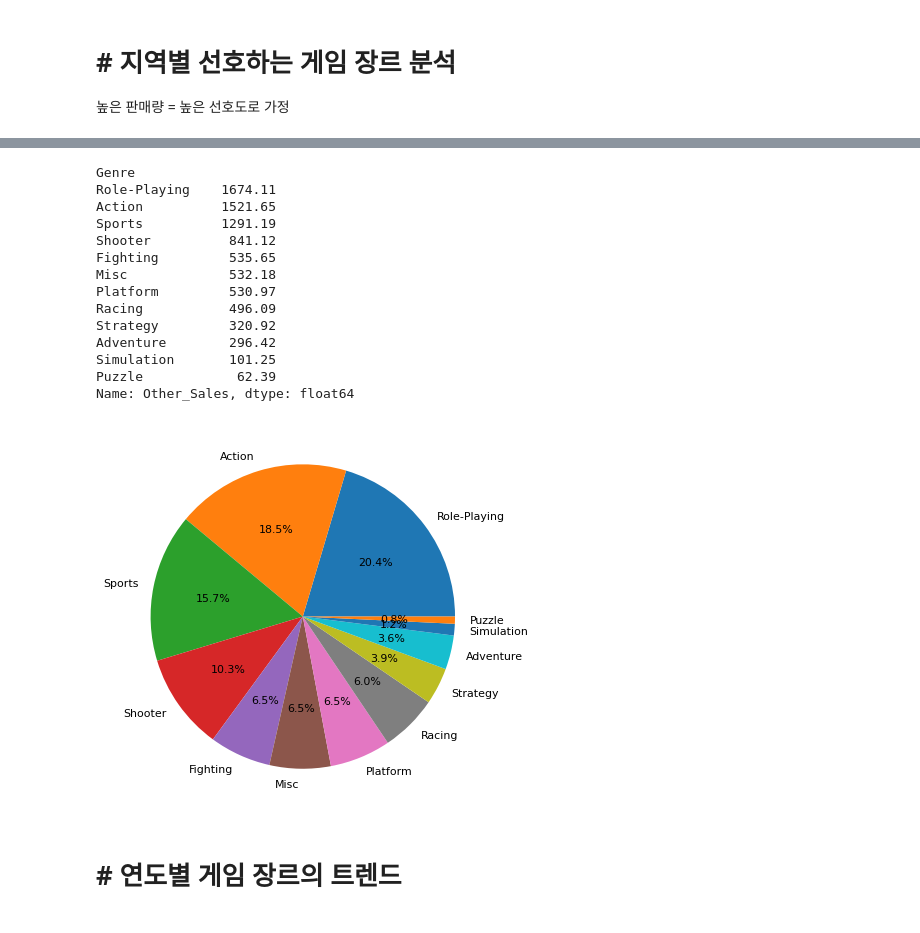
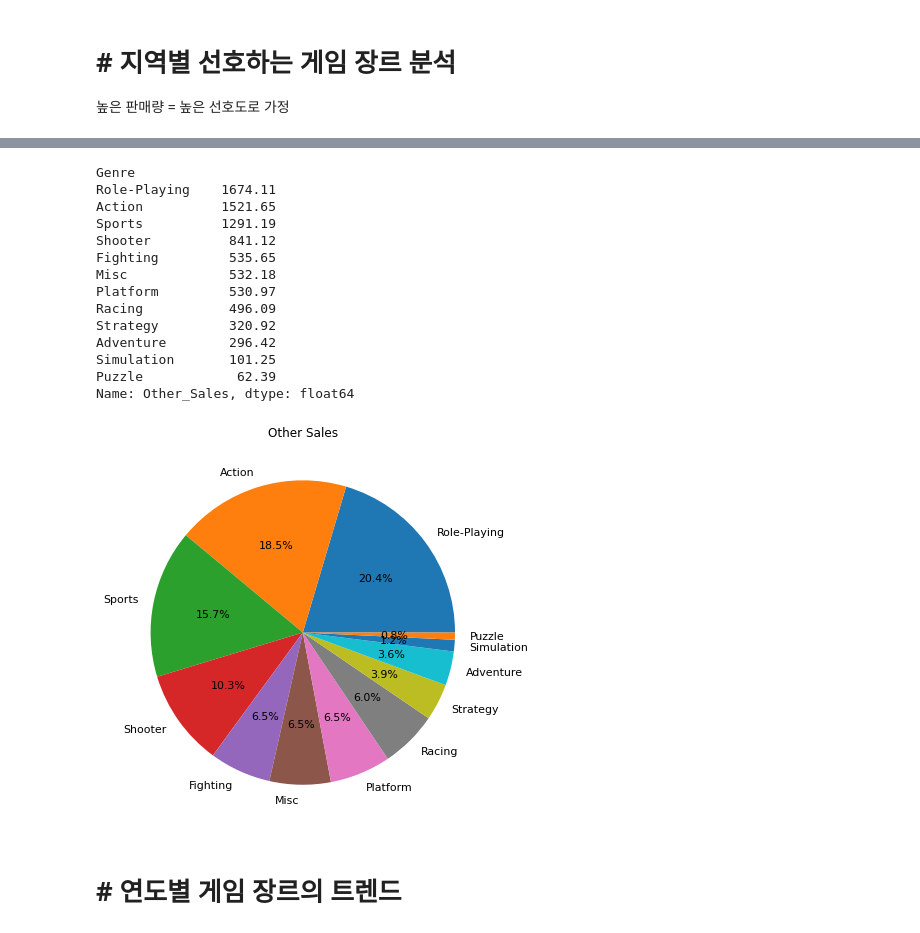
Before and after one commit to spell0607/Project, a Jupyter notebook: Project1.ipynb, the cells around one changed output, grey strips where cells are left out. Cells and saved outputs as stored; diff of their text form; code cells hidden in the pictures.

```diff
--- a/Project1.ipynb
+++ b/Project1.ipynb
@@ -161,26 +180,27 @@ Name: JP_Sales, dtype: float64
 # %%
 # Other지역의 판매량을 파이 차트로 시각화
 OT = pd.DataFrame(df1[['Name','Platform','Year','Genre','Publisher','Other_Sales']])
 OTratio = OT['Other_Sales'].groupby(OT['Genre']).sum().sort_values(ascending=False)
 plt.figure(figsize=(10,7))
+plt.title("Other Sales")
 plt.pie(OTratio, labels = OTratio.index, autopct='%.1f%%', textprops={'size':11})
 OTratio
 # %% [output]
 Genre
 Role-Playing    1674.11
 Action          1521.65
 Sports          1291.19
 Shooter          841.12
 Fighting         535.65
 Misc             532.18
 Platform         530.97
 Racing           496.09
 Strategy         320.92
 Adventure        296.42
 Simulation       101.25
 Puzzle            62.39
 Name: Other_Sales, dtype: float64
-[figure, old version]
+[figure, new version]
 # %% [markdown]
 # **# 연도별 게임 장르의 트렌드**
 # %%
```
Also changed, not shown: parts of 15 cells of this notebook.
